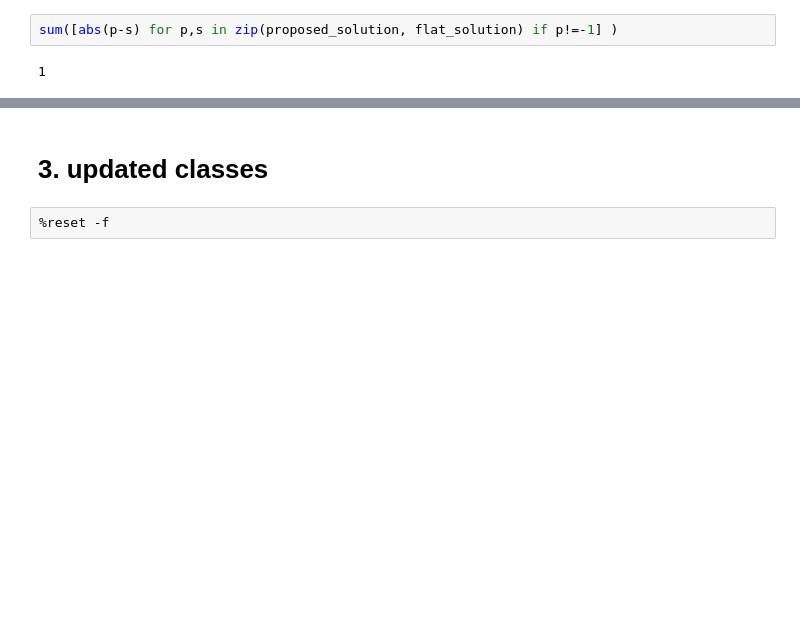
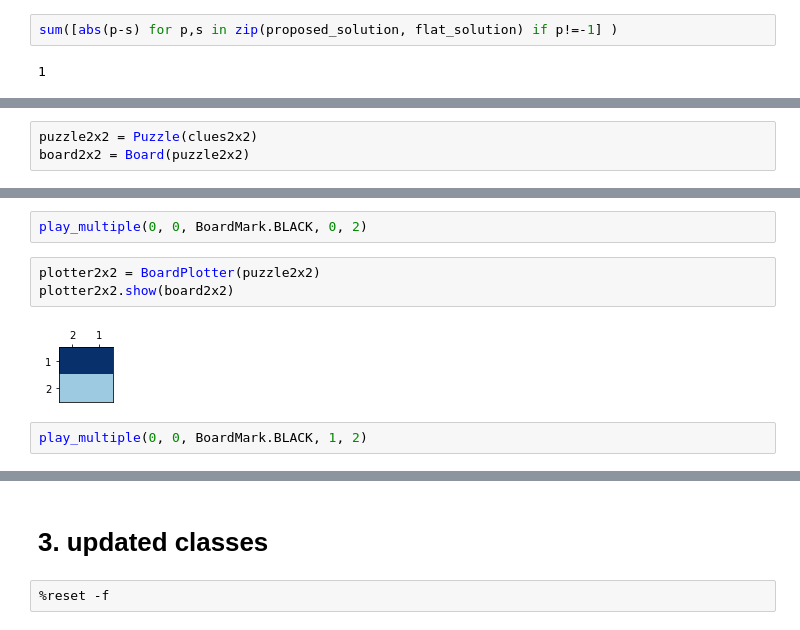
Before and after one commit to cfalguiere/python_experiments, a Jupyter notebook: nono/03c-GameEngine-WIP.ipynb, the cells around one changed output, grey strips where cells are left out. Cells and saved outputs as stored; diff of their text form; blank space fills up the shorter version.

```diff
--- a/nono/03c-GameEngine-WIP.ipynb
+++ b/nono/03c-GameEngine-WIP.ipynb
@@ -408,0 +411,3 @@ sum([abs(p-s) for p,s in zip(proposed_solution, flat_solution) if p!=-1] )
+# %%
+puzzle2x2 = Puzzle(clues2x2)
+board2x2 = Board(puzzle2x2)
@@ -408,0 +422,9 @@ sum([abs(p-s) for p,s in zip(proposed_solution, flat_solution) if p!=-1] )
+# %%
+play_multiple(0, 0, BoardMark.BLACK, 0, 2)
+# %%
+plotter2x2 = BoardPlotter(puzzle2x2)
+plotter2x2.show(board2x2)
+# %% [output]
+[figure, added]
+# %%
+play_multiple(0, 0, BoardMark.BLACK, 1, 2)
```
Also changed, not shown: parts of 9 cells of this notebook, 4 other files.
